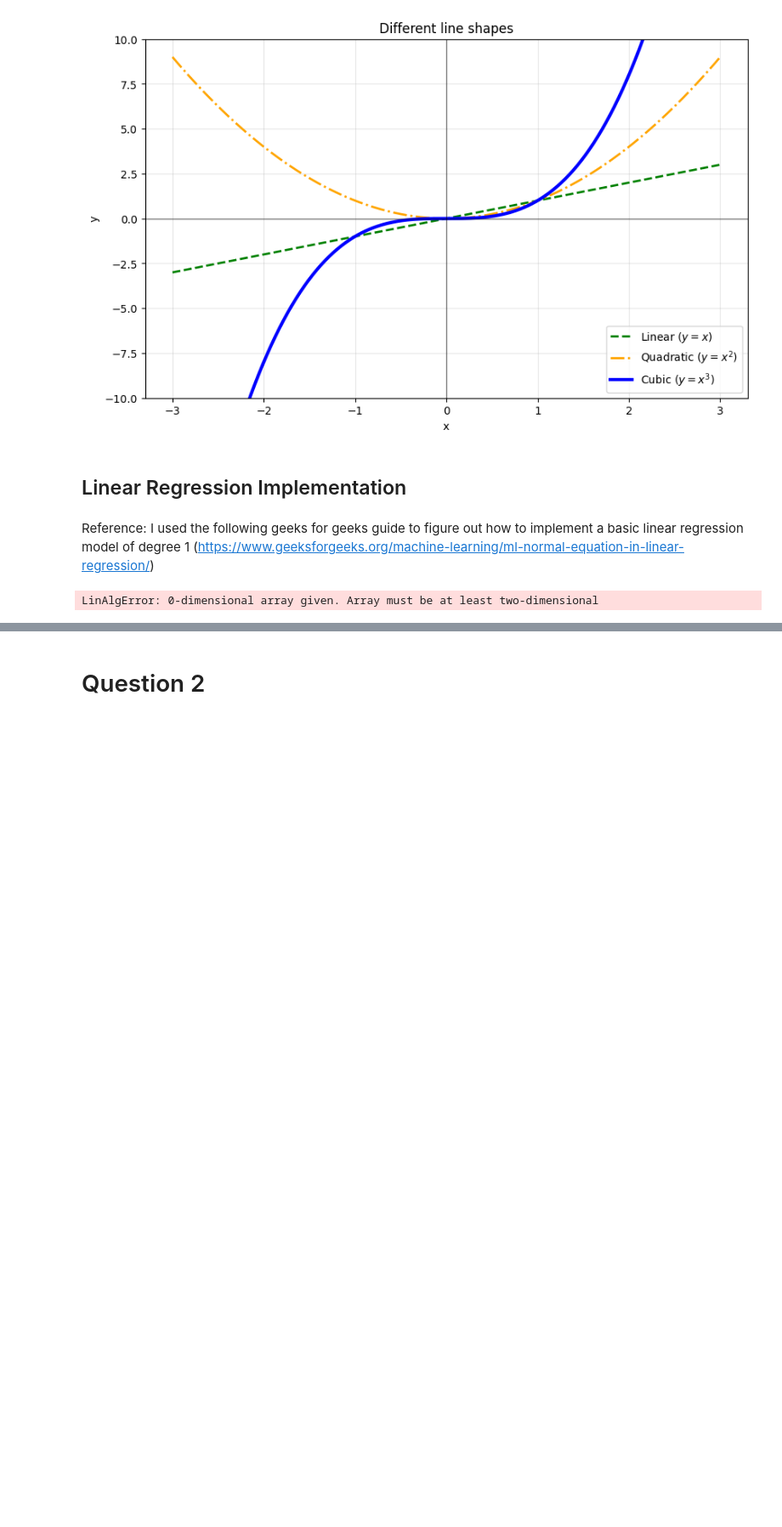
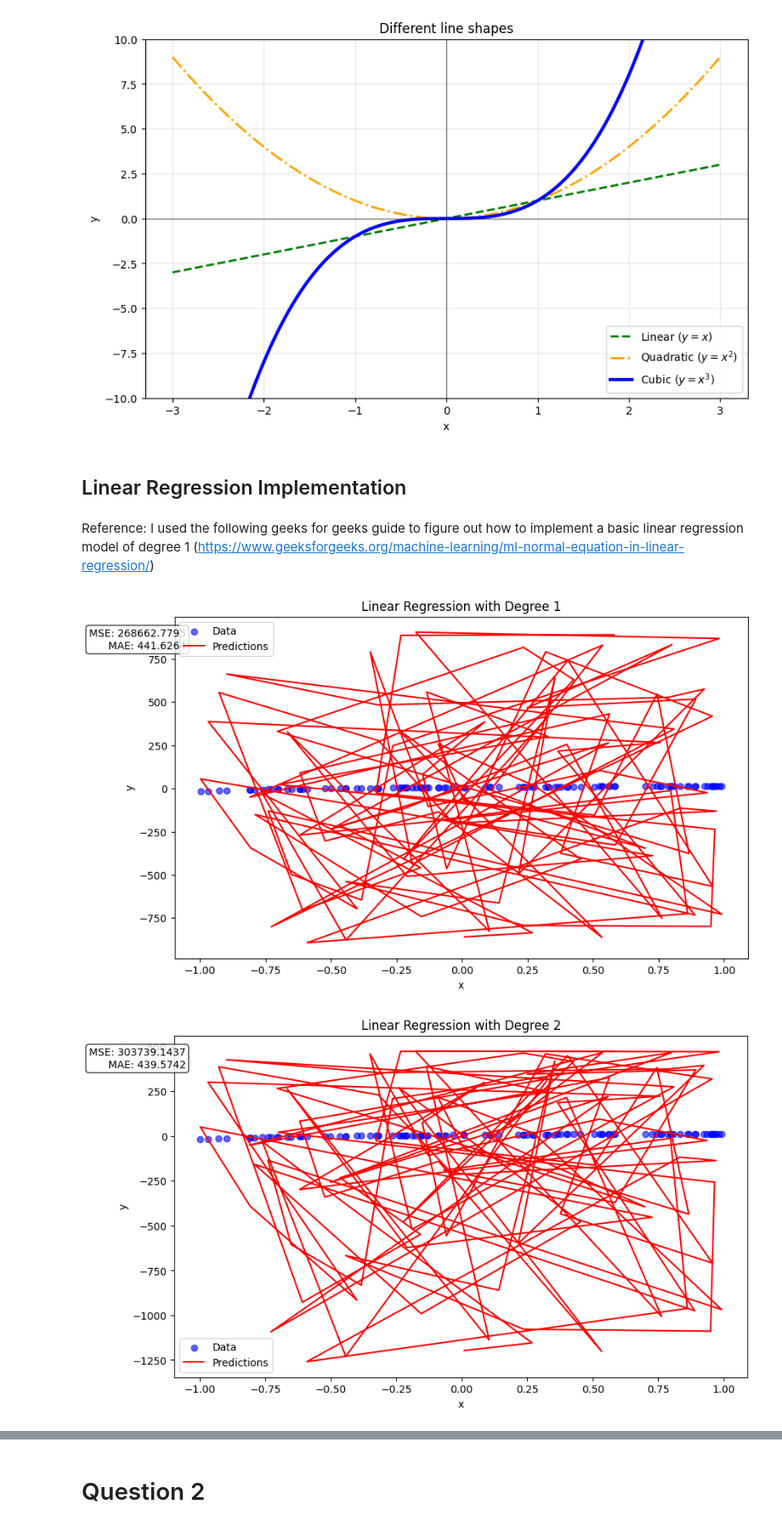
Before and after one commit to LoganBolton/spring2026_classes, a Jupyter notebook: machine_learning/Assignment 1/assignment1.ipynb, the cells around one changed output, grey strips where cells are left out. Shown at 85% size. Drawn from its saved outputs; the diff is of its cells as text; code cells hidden in the pictures; blank space fills up the shorter version.

Commit message:
code runs but plots messed up

```diff
--- a/machine_learning/Assignment 1/assignment1.ipynb
+++ b/machine_learning/Assignment 1/assignment1.ipynb
@@ -61,47 +61,50 @@ plt.show()
 # %% [markdown]
 Reference: I used the following geeks for geeks guide to figure out how to implement a basic linear regression model of degree 1 (https://www.geeksforgeeks.org/machine-learning/ml-normal-equation-in-linear-regression/)
 # %%
-def linear_regression(x, y, degree):
+def linear_regression(x_train, y_train, degree):
     if degree == 1:
-        x_polynomial = x
+        x_polynomial = x_train.reshape(-1, 1)
     else:
-        x_polynomial = np.column_stack([x**i for i in range(1, degree + 1)])
+        x_polynomial = np.column_stack([x_train**i for i in range(1, degree + 1)])
 
     x_t = np.transpose(x_polynomial)
     x_t_x = np.dot(x_t, x_polynomial)
-    x_t_y = np.dot(x_t, y)
+    x_t_y = np.dot(x_t, y_train)
     theta = np.linalg.solve(x_t_x, x_t_y)
 
     predictions = np.dot(x_polynomial, theta)
     return predictions
 
-def evaluate_and_plot(predictions, y, degree):
-    residuals = predictions - y
+def evaluate_and_plot(predictions, x_test, y_test, degree):
+    predictions = predictions.reshape(-1)
+    y_test = y_test.reshape(-1)
+    residuals = predictions - y_test
 
     mse = np.mean(residuals ** 2)
     mae = np.mean(np.abs(residuals))
 
     plt.figure(figsize=(10, 6))
-    plt.scatter(x, y, color='blue', alpha=0.6, label='Data')
-    plt.plot(x, predictions, color='red', label='Predictions')
+    plt.scatter(x_test, y_test, color='blue', alpha=0.6, label='Data')
+    plt.plot(x_test, predictions, color='red', label='Predictions')
     plt.title(f'Linear Regression with Degree {degree}')
     plt.xlabel('x')
     plt.ylabel('y')
 
     ax = plt.gca()
     ax.text(
-        0.02, 0.98,
+        0.02, 0.90,
         f"MSE: {mse:.4f}\nMAE: {mae:.4f}",
         transform=ax.transAxes,
-        va="top",
-        ha="left",
+        va="bottom",
+        ha="right",
         bbox=dict(boxstyle="round", facecolor="white", alpha=0.8),
     )
     plt.legend()
     plt.show()
 
 for degree in [1, 2, 3]:
     predictions = linear_regression(x_train, y_train, degree)
-    evaluate_and_plot(predictions, y_train, degree)
+    evaluate_and_plot(predictions, x_test, y_test, degree)
 # %% [output]
-LinAlgError: 0-dimensional array given. Array must be at least two-dimensional
+[figure, added]
+[figure, added]
```
Also changed, not shown: parts of 1 cell of this notebook.
